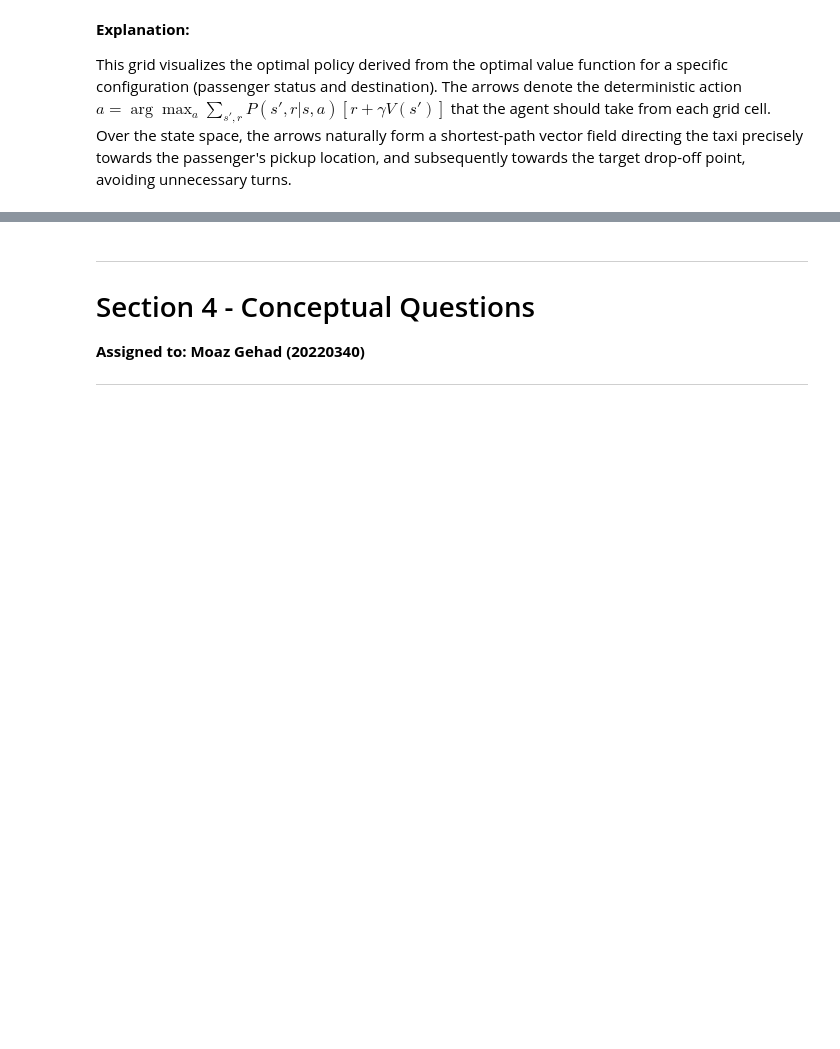
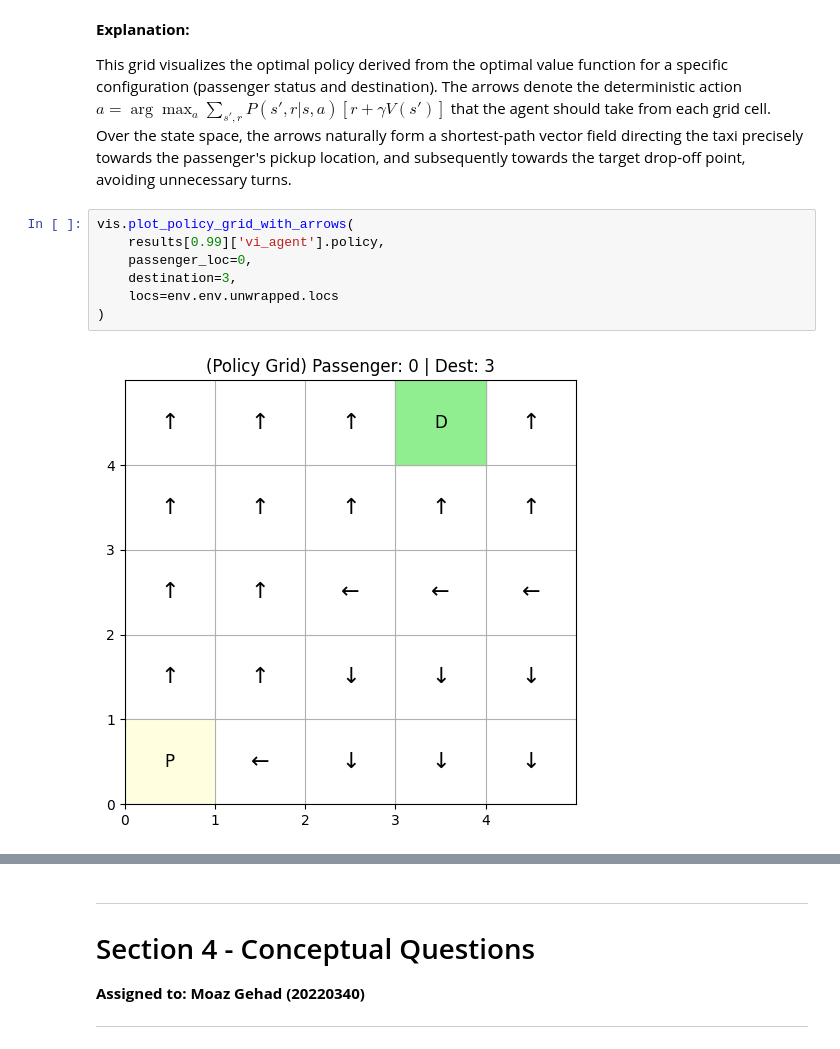
Before and after one commit to MoazGehad/DP_Reinforcement_Learning, a Jupyter notebook: Assignment1_DP_RL.ipynb, the cells around one changed output, grey strips where cells are left out. Cells and saved outputs as stored; diff of their text form; blank space fills up the shorter version.

```diff
--- a/Assignment1_DP_RL.ipynb
+++ b/Assignment1_DP_RL.ipynb
@@ -705,3 +784,12 @@ vis.plot_policy_grid(
 **Explanation:**
 
 This grid visualizes the optimal policy derived from the optimal value function for a specific configuration (passenger status and destination). The arrows denote the deterministic action $a = \arg\max_a \sum_{s', r} P(s', r | s, a) [r + \gamma V(s')]$ that the agent should take from each grid cell. Over the state space, the arrows naturally form a shortest-path vector field directing the taxi precisely towards the passenger's pickup location, and subsequently towards the target drop-off point, avoiding unnecessary turns.
+# %%
+vis.plot_policy_grid_with_arrows(
+    results[0.99]['vi_agent'].policy,
+    passenger_loc=0,
+    destination=3,
+    locs=env.env.unwrapped.locs
+)
+# %% [output]
+[figure, added]
```
Also changed, not shown: parts of 14 cells of this notebook.
